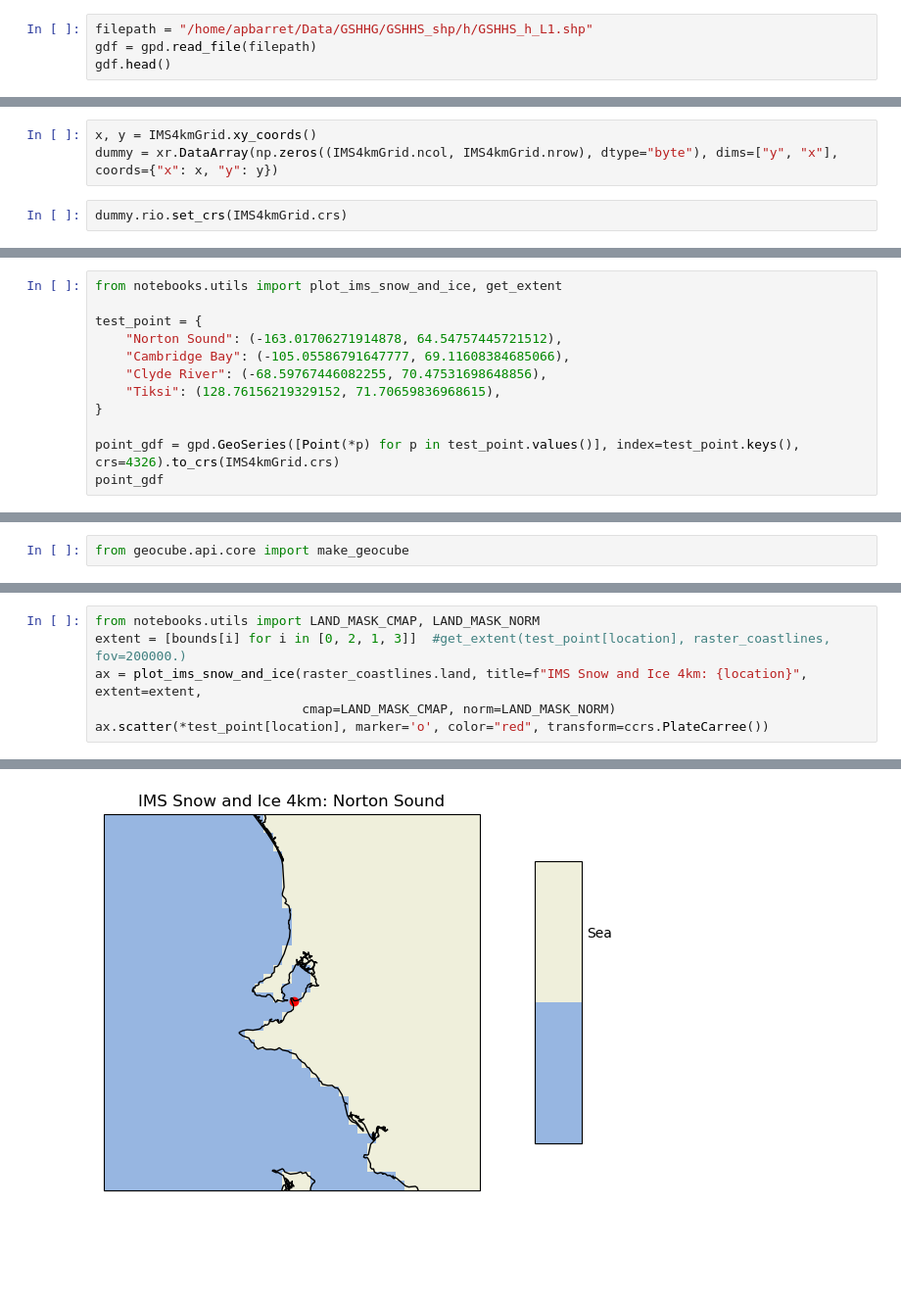
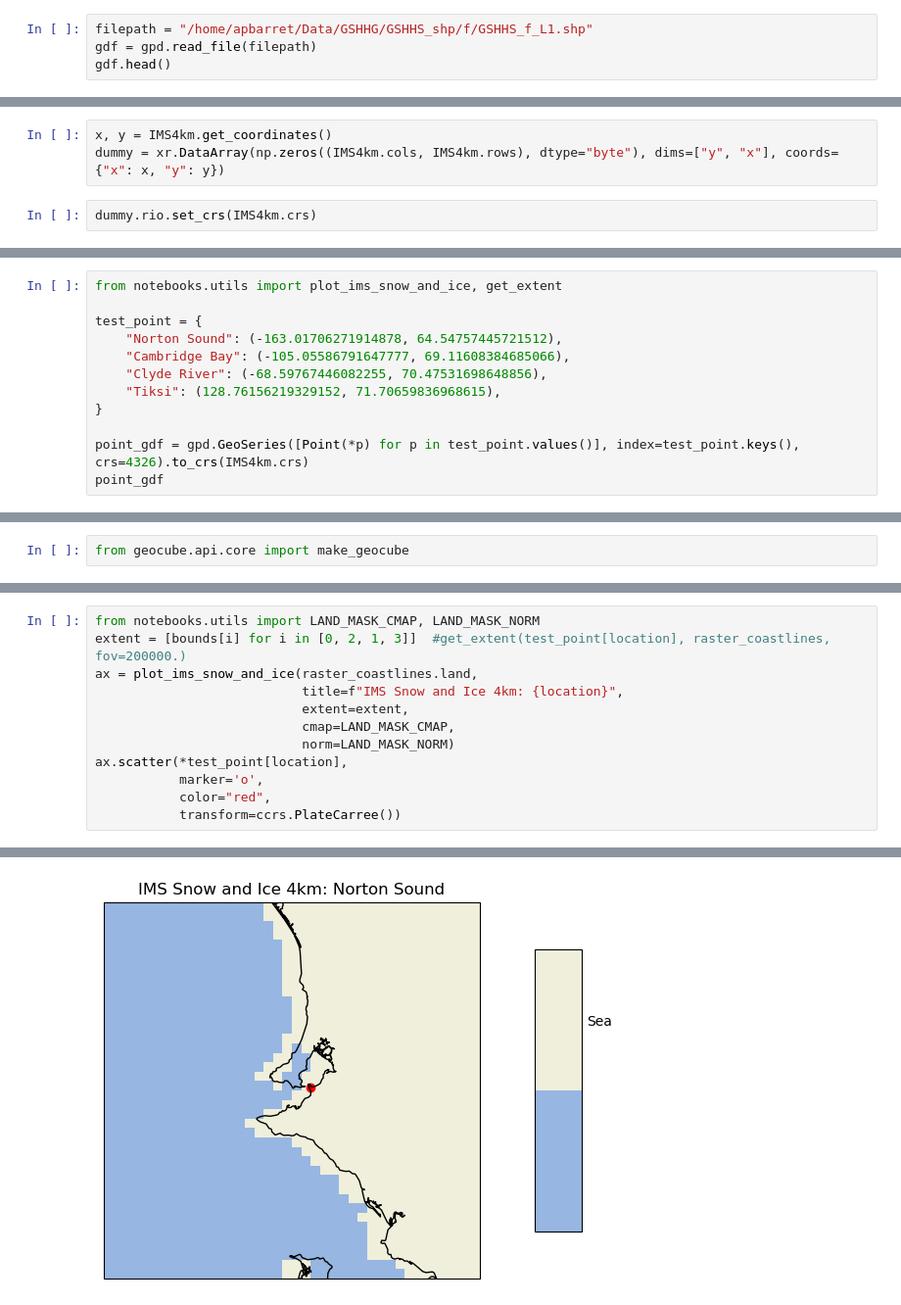
Before and after one commit to andypbarrett/rain_on_snow_database, a Jupyter notebook: notebooks/make_mask_with_geopandas.ipynb, the cells around one changed output, grey strips where cells are left out. Shown at 98% size. Cells and saved outputs as stored; diff of their text form; blank space fills up the shorter version.

```diff
--- a/notebooks/make_mask_with_geopandas.ipynb
+++ b/notebooks/make_mask_with_geopandas.ipynb
@@ -23,5 +34,5 @@ def get_clip_box(this_point, resolution, nx, ny):
 # %%
-filepath = "/home/apbarret/Data/GSHHG/GSHHS_shp/h/GSHHS_h_L1.shp"
+filepath = "/home/apbarret/Data/GSHHG/GSHHS_shp/f/GSHHS_f_L1.shp"
 gdf = gpd.read_file(filepath)
 gdf.head()
 # %% [output]
@@ -119,8 +184,8 @@ import numpy as np
 # %%
-x, y = IMS4kmGrid.xy_coords()
-dummy = xr.DataArray(np.zeros((IMS4kmGrid.ncol, IMS4kmGrid.nrow), dtype="byte"), dims=["y", "x"], coords={"x": x, "y": y})
+x, y = IMS4km.get_coordinates()
+dummy = xr.DataArray(np.zeros((IMS4km.cols, IMS4km.rows), dtype="byte"), dims=["y", "x"], coords={"x": x, "y": y})
 # %%
-dummy.rio.set_crs(IMS4kmGrid.crs)
+dummy.rio.set_crs(IMS4km.crs)
 # %% [output]
 <xarray.DataArray (y: 6144, x: 6144)> Size: 38MB
 array([[0, 0, 0, ..., 0, 0, 0],
@@ -143,6 +208,6 @@ test_point = {
     "Tiksi": (128.76156219329152, 71.70659836968615),
 }
 
-point_gdf = gpd.GeoSeries([Point(*p) for p in test_point.values()], index=test_point.keys(), crs=4326).to_crs(IMS4kmGrid.crs)
+point_gdf = gpd.GeoSeries([Point(*p) for p in test_point.values()], index=test_point.keys(), crs=4326).to_crs(IMS4km.crs)
 point_gdf
 # %% [output]
@@ -186,9 +251,15 @@ Data variables:
 # %%
 from notebooks.utils import LAND_MASK_CMAP, LAND_MASK_NORM
 extent = [bounds[i] for i in [0, 2, 1, 3]]  #get_extent(test_point[location], raster_coastlines, fov=200000.)
-ax = plot_ims_snow_and_ice(raster_coastlines.land, title=f"IMS Snow and Ice 4km: {location}", extent=extent,
-                           cmap=LAND_MASK_CMAP, norm=LAND_MASK_NORM)
-ax.scatter(*test_point[location], marker='o', color="red", transform=ccrs.PlateCarree())
+ax = plot_ims_snow_and_ice(raster_coastlines.land,
+                           title=f"IMS Snow and Ice 4km: {location}",
+                           extent=extent,
+                           cmap=LAND_MASK_CMAP,
+                           norm=LAND_MASK_NORM)
+ax.scatter(*test_point[location],
+           marker='o',
+           color="red",
+           transform=ccrs.PlateCarree())
 # %% [output]
 <matplotlib.collections.PathCollection at 0x...>
-[figure, old version]
+[figure, new version]
```
Also changed, not shown: parts of 19 cells of this notebook.
